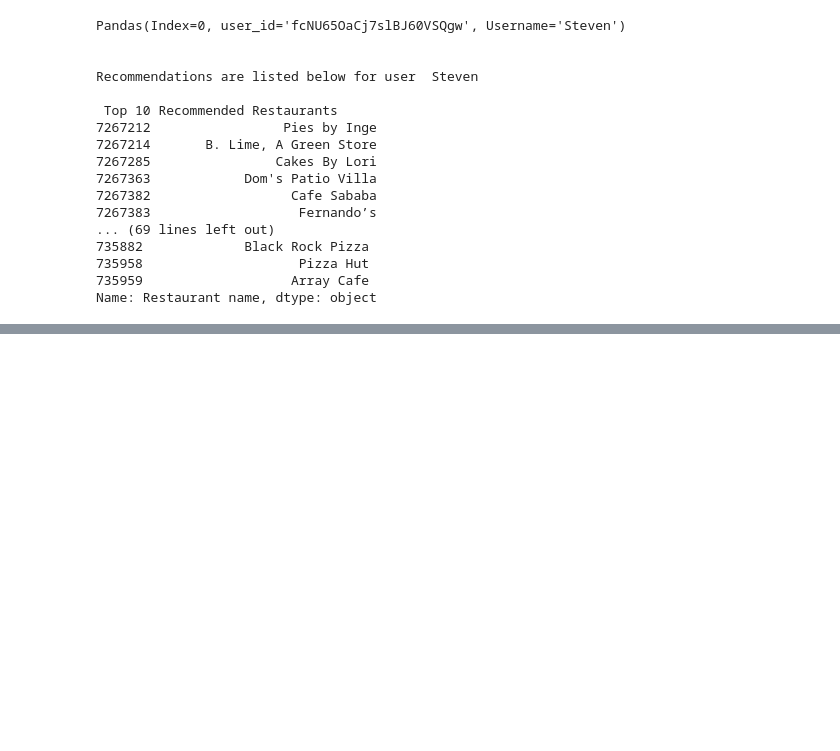
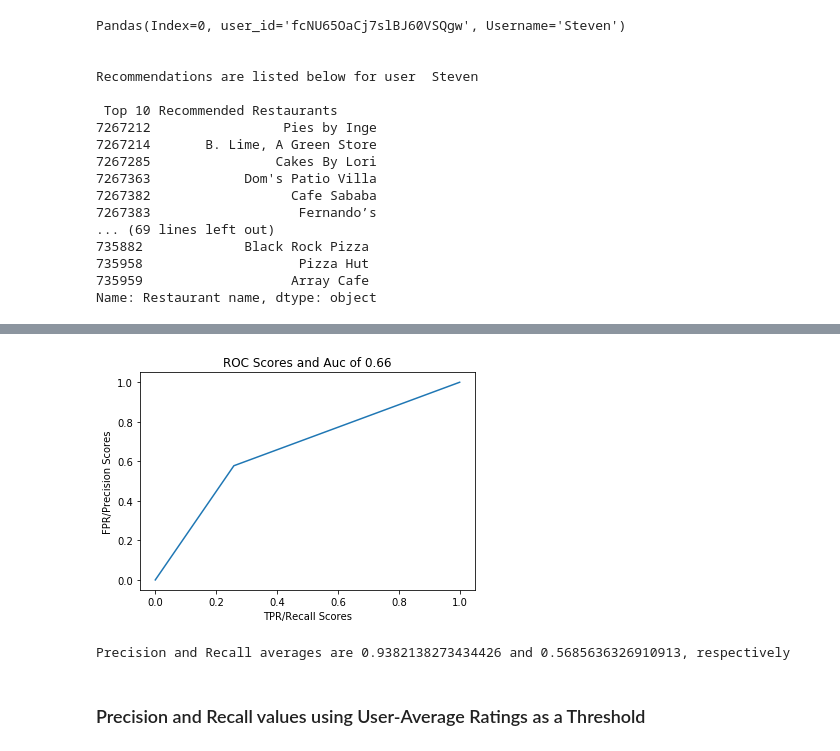
Before and after one commit to rnair7163/Restaurant-Recommendation-System-using-Yelp-Dataset, a Jupyter notebook: recommender_system/recommender_user_based_knn.ipynb, the cells around one changed output, grey strips where cells are left out. Drawn from its saved outputs; the diff is of its cells as text; code cells hidden in the pictures; blank space fills up the shorter version.

```diff
--- a/recommender_system/recommender_user_based_knn.ipynb
+++ b/recommender_system/recommender_user_based_knn.ipynb
@@ -331,0 +381,53 @@ Name: Restaurant name, dtype: object
+# %%
+kf = KFold(n_splits=5)
+algo = SVD()
+
+prec_to_ave = []
+rec_to_ave = []
+
+for trainset, testset in kf.split(data):
+    algo.fit(trainset)
+    predictions = algo.test(testset)
+    precisions, recalls = precision_recall_at_k(predictions, k=5, threshold=4)
+
+    # Precision and recall can then be averaged over all users
+
+    prec_to_ave.append(sum(prec for prec in precisions.values()) / len(precisions))
+    rec_to_ave.append(sum(rec for rec in recalls.values()) / len(recalls))
+# %%
+def make_binary_tpr_fpr(predictions, threshold=3.5):
+    pred_df = pd.DataFrame(predictions)
+    pred_df['r_ui'].where(pred_df['r_ui']>threshold, 1, inplace=True)
+    pred_df['r_ui'].where(pred_df['r_ui']<=threshold, 0, inplace=True)
+
+    pred_df['est'].where(pred_df['est']>threshold, 1, inplace=True)
+    pred_df['est'].where(pred_df['est']<=threshold, 0, inplace=True)
+
+    return pred_df['r_ui'], pred_df['est'],
+
+true_r, est = make_binary_tpr_fpr(predictions)
+# %%
+fpr, tpr, thresholds = roc_curve(true_r, est)
+# %%
+def graph_roc (true_r, est):
+
+    fpr, tpr, thresholds = roc_curve(true_r, est)
+    auc_ = auc(fpr, tpr)
+    plt.plot(fpr,tpr, '-')
+    plt.ylabel("FPR/Precision Scores")
+    plt.xlabel("TPR/Recall Scores")
+    plt.title("ROC Scores and Auc of " + str(round(auc_, 2)))
+    plt.show()
+
+graph_roc(true_r, est)
+# %% [output]
+[figure, added]
+# %%
+precision_average = sum(prec_to_ave)/len(prec_to_ave)
+recall_average = sum(rec_to_ave)/len(prec_to_ave)
+
+print("Precision and Recall averages are {0} and {1}, respectively".format(precision_average, recall_average))
+# %% [output]
+Precision and Recall averages are 0.9382138273434426 and 0.5685636326910913, respectively
+# %% [markdown]
+### Precision and Recall values using User-Average Ratings as a Threshold
```
Also changed, not shown: parts of 12 cells of this notebook.
